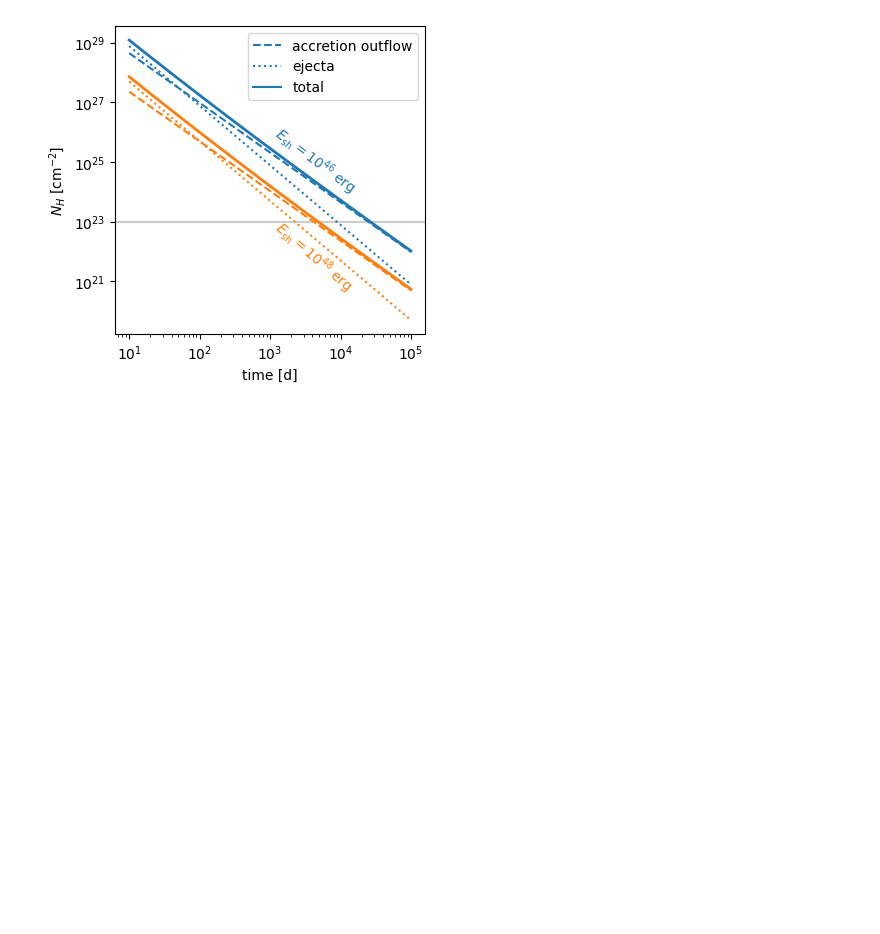
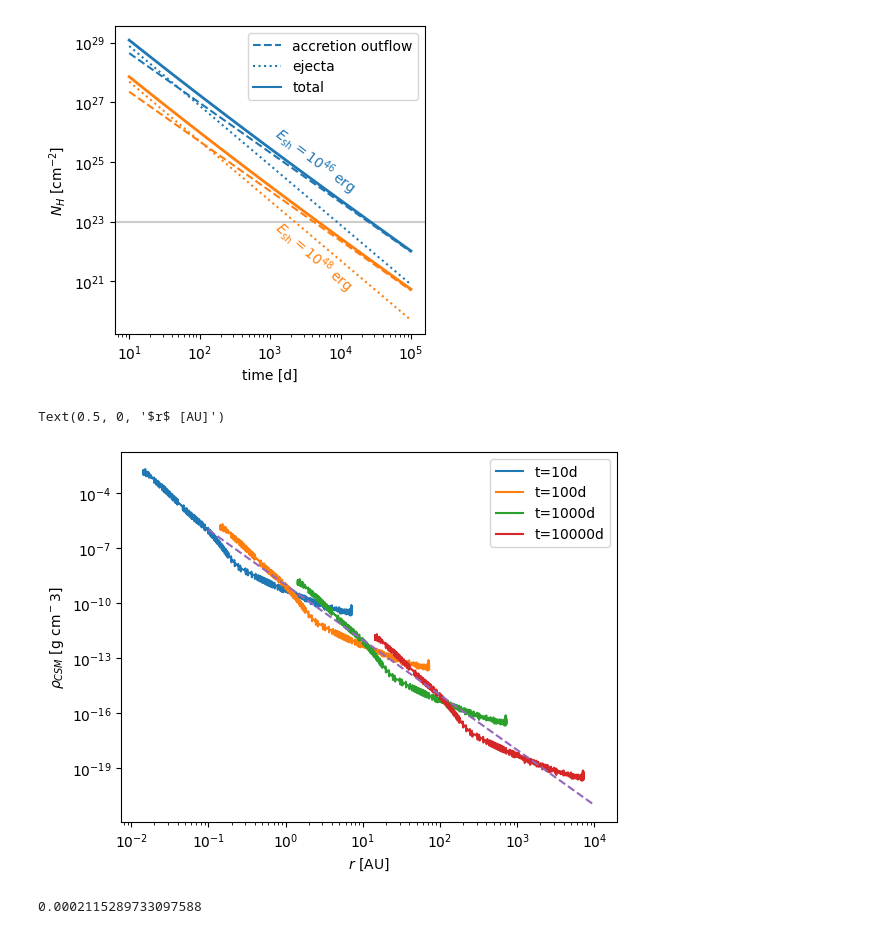
Before and after one commit to morganemacleod/FailedSNCalcs, a Jupyter notebook: MESAfailedSN.ipynb, the cells around one changed output. Cells and saved outputs as stored; diff of their text form; code cells hidden in the pictures; blank space fills up the shorter version.

```diff
--- a/MESAfailedSN.ipynb
+++ b/MESAfailedSN.ipynb
@@ -1036,3 +840,33 @@ plt.axhline(1e23,color='0.8',ls='-',zorder=0)
 plt.savefig("Figs/NH.pdf",bbox_inches='tight')
 # %% [output]
 [figure]
+# %%
+def r_csm_t(p,t):
+    return p['v']*t
+
+def rho_csm_t(p,t,skip=10):
+    r = r_csm_t(p,t)
+    dr = np.gradient(-p['v'])*t
+    return p['dm']/(4*np.pi*r**2 * dr)
+
+
+
+selh1 = pp['h1']>0.5
+tl = [1e1,1e2,1e3,1e4]
+for myt in tl:
+    myt*=86400.
+    plt.loglog(r_csm_t(pp[selh1],myt)/c.au,rho_csm_t(pp[selh1],myt),label='t='+str(int(myt/86400.))+'d')
+
+plt.legend()
+xp=np.logspace(-1,4) # au
+plt.plot(xp,1e-9*xp**-3,'--')
+plt.ylabel(r'$\rho_{CSM}$ [g cm$^-3$]')
+plt.xlabel(r'$r$ [AU]')
+# %% [output]
+Text(0.5, 0, '$r$ [AU]')
+[figure, added]
+# %%
+# typical shell mass in msun  -- this is the simplest...
+1e-9*50**-3 * 4*np.pi*(50*c.au)**3  / c.msun * 1e-2
+# %% [output]
+0.0002115289733097588
```
Also changed, not shown: parts of 14 cells of this notebook, 7 other files.
